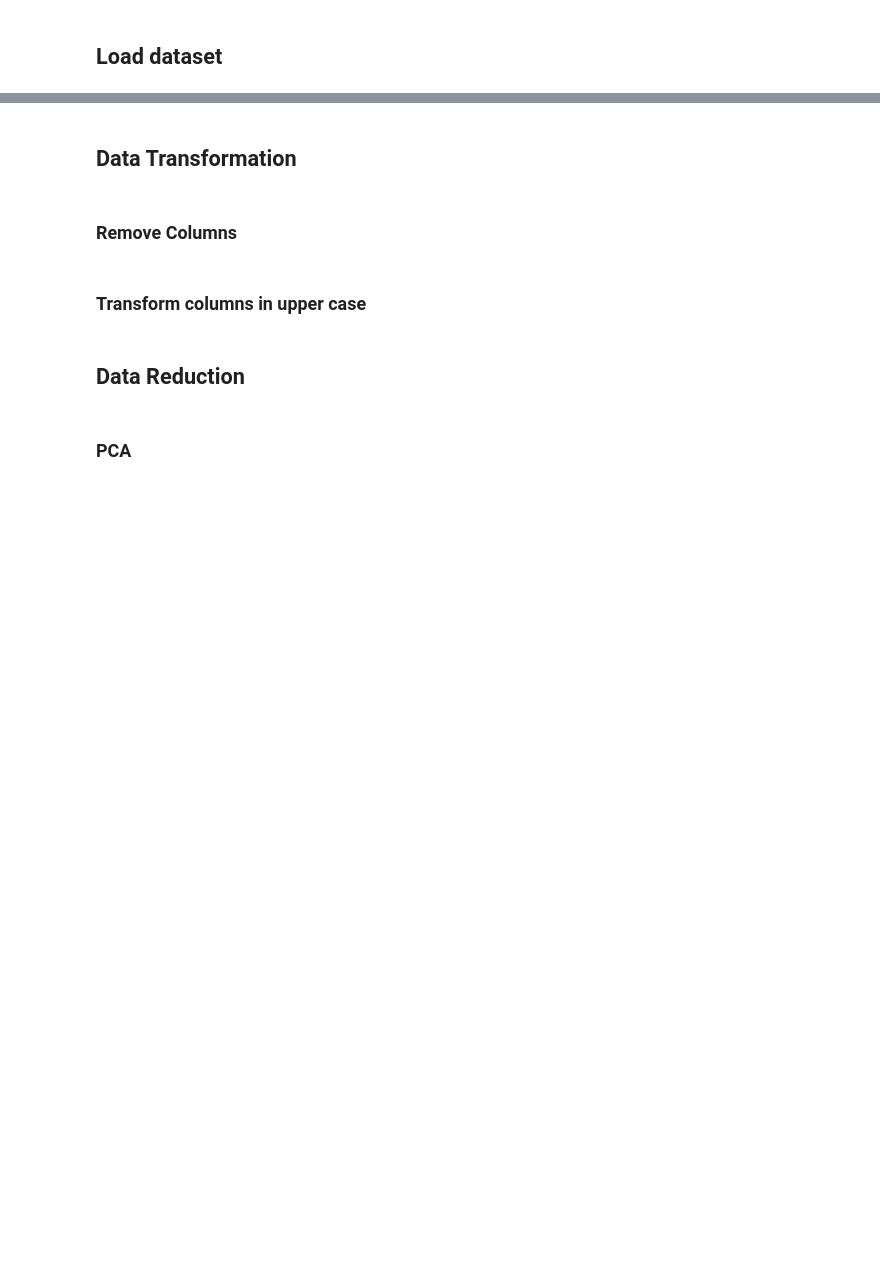
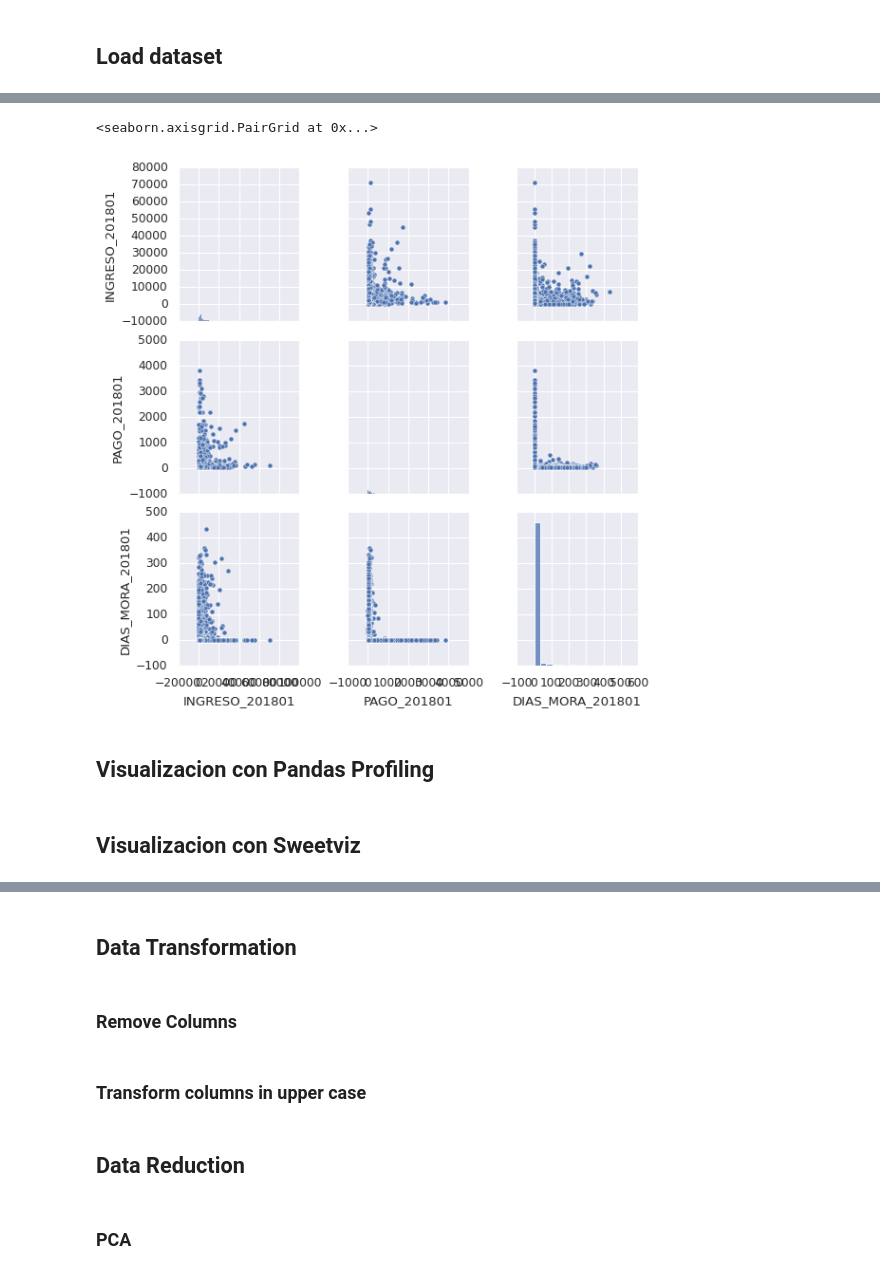
Before and after one commit to cromario0723/AWS_Proyecto_Test, a Jupyter notebook: Machine_Learning_Sanitas_DS.ipynb, the cells around one changed output, grey strips where cells are left out. Cells and saved outputs as stored; diff of their text form; code cells hidden in the pictures; blank space fills up the shorter version.

Commit message:
add exploraty data analysis

```diff
--- a/Machine_Learning_Sanitas_DS.ipynb
+++ b/Machine_Learning_Sanitas_DS.ipynb
@@ -20,0 +18,15 @@ import numpy as np
+# %%
+# Libraries of data analysis
+import pandas as pd
+import numpy as np
+# librries of visualization
+import matplotlib.pyplot as plt
+%matplotlib inline
+plt.style.use('classic')
+import seaborn as sns
+sns.set()
+import plotly.express as px
+
+# machine libraries
+from sklearn.linear_model import LogisticRegression
+from sklearn.tree import DecisionTreeClassifier
@@ -25,2 +86,5 @@ import numpy as np
 # %% [markdown]
 ## Load dataset
+# %%
+# Lectura de los datos
+df_credit = pd.read_excel('./Dataset_Caso_SANITASF.xlsx')
@@ -26,0 +181,13 @@ import numpy as np
+# %%
+sns.pairplot(
+    df_credit,
+    #PORCENTAJE_BAJAS_GF_201801
+    x_vars=["INGRESO_201801", "PAGO_201801", "DIAS_MORA_201801"],
+    y_vars=["INGRESO_201801", "PAGO_201801", "DIAS_MORA_201801"],
+    #TIPO_PAGO
+)
+# %% [output]
+<seaborn.axisgrid.PairGrid at 0x...>
+[figure, added]
+# %% [markdown]
+## Visualizacion con Pandas Profiling
@@ -26,0 +197,2 @@ import numpy as np
+# %% [markdown]
+## Visualizacion con Sweetviz
```
Also changed, not shown: parts of 37 cells of this notebook.
